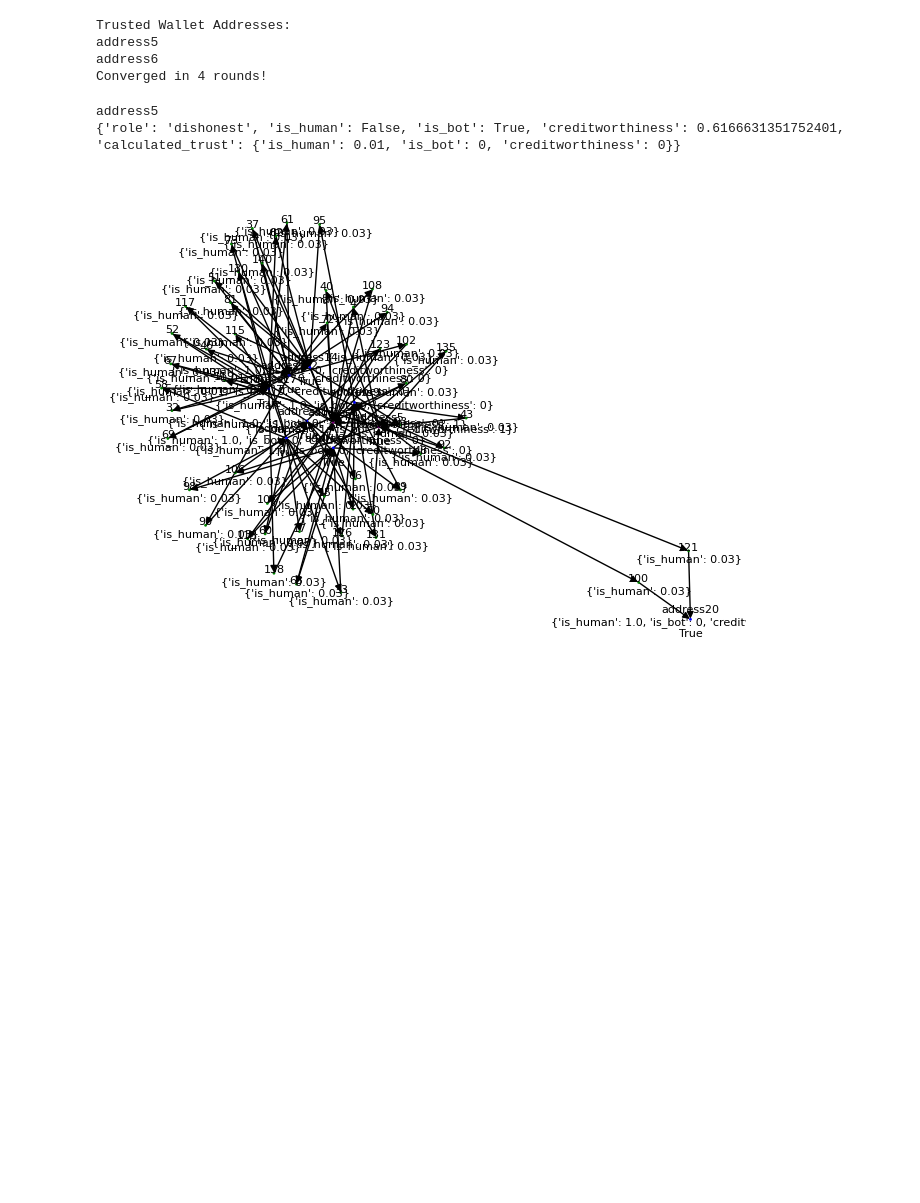
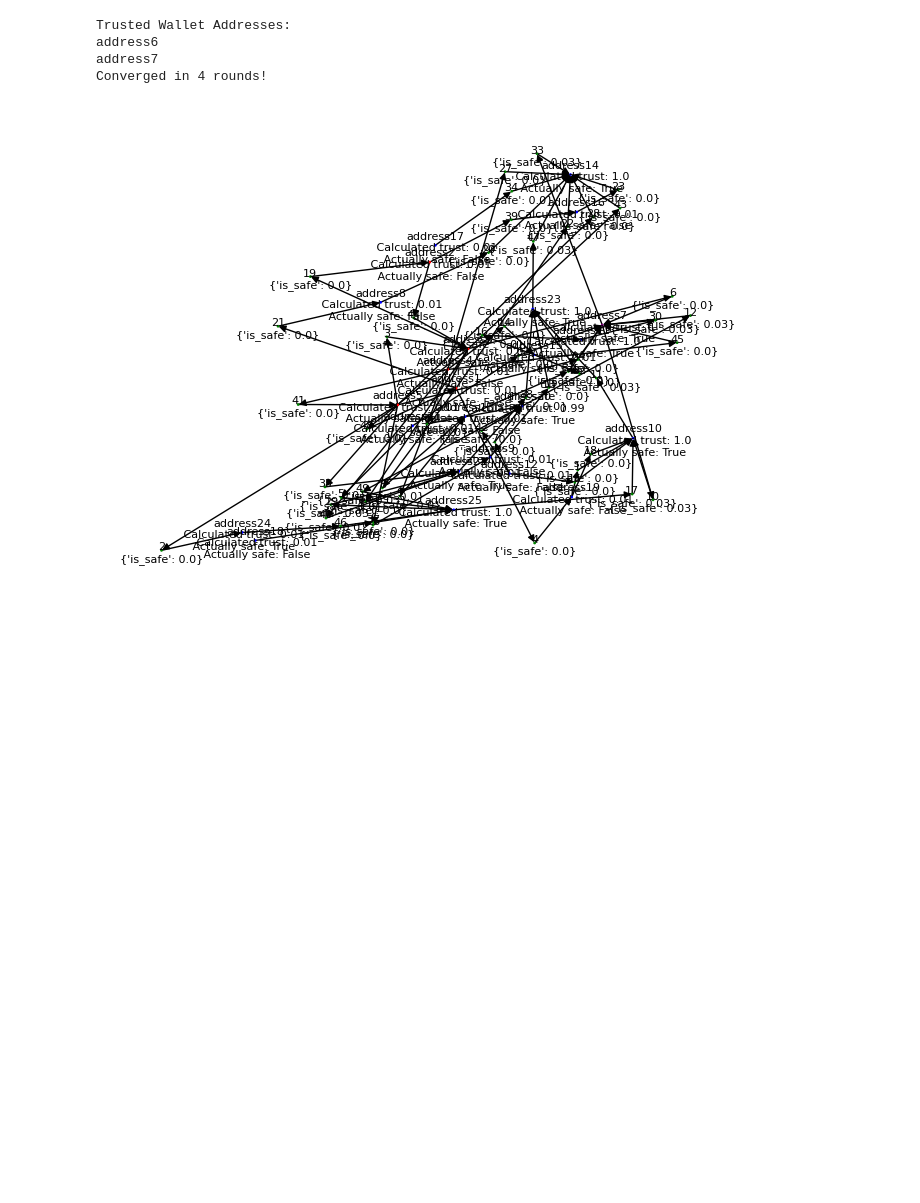
Before and after one commit to HarshilDave1/identityhackathon2023, a Jupyter notebook: testing_notebook.ipynb, the cells around one changed output. Saved outputs shown, nothing was run; the diff lists cells and outputs as text; code cells hidden in the pictures; blank space fills up the shorter version.

Commit message:
change is is_safe

```diff
--- a/testing_notebook.ipynb
+++ b/testing_notebook.ipynb
@@ -2,7 +2,7 @@
 from calc_trust import *
 from generate_attestations import *
 
-num_wallets = 20
+num_wallets = 25
 wallet_addresses = generate_wallet_addresses(num_wallets)
 print_trusted_wallet_addresses(wallet_addresses)
 
@@ -13,50 +13,51 @@ updated_attestations, wallet_addresses = calculate_trust(attestations,wallet_add
 #     print(attestation.Tc)
 # %% [output]
 Trusted Wallet Addresses:
-address5
 address6
+address7
 Converged in 4 rounds!
-# %%
-# Thoughts: If the attestation is_human is False, is Tc high because the attestation is 'True'?
-print(attestations[49].recipient)
-print(wallet_addresses['address2'])
-# %% [output]
-address5
-{'role': 'dishonest', 'is_human': False, 'is_bot': True, 'creditworthiness': 0.6166631351752401, 'calculated_trust': {'is_human': 0.01, 'is_bot': 0, 'creditworthiness': 0}}
 # %%
 import networkx as nx
 import matplotlib.pyplot as plt
 from pyvis.network import Network
 
-def create_network_graph(wallet_addresses, attestations, selected_claim):
+def create_network_graph(wallet_addresses, attestations, selected_claim, top_n=50):
     G = nx.DiGraph()  # Directed graph, as attestations are directed from attester to recipient
 
     # Filter attestations based on the selected claim
     filtered_attestations = [attestation for attestation in attestations if selected_claim in attestation.data.keys()]
 
+    # Sort attestations based on trust scores and select the top n
+    #sorted_attestations = sorted(filtered_attestations, key=lambda x: x.Tc.get(selected_claim, 0), reverse=True)
+    #top_attestations = sorted_attestations[:top_n]
+    top_attestations = filtered_attestations[:top_n]
     # Add nodes for wallet addresses
     for address, properties in wallet_addresses.items():
-        color = 'blue' if properties['role'] == 'honest' else 'red'
+        if properties['role'] == 'honest':
+            color = 'blue'
+        elif properties['role'] == 'trusted':
+            color = 'purple'
+        else:
+            color = 'red'
 
         # Find associated attestations for this address and selected claim
-        associated_attestations = [attestation for attestation in filtered_attestations if attestation.attester == address or attestation.recipient == address]
+        associated_attestations = [attestation for attestation in top_attestations if attestation.attester == address or attestation.recipient == address]
 
         if not associated_attestations:  # Skip if no associated attestations for this address and claim
             continue
 
         # Assuming each address has at least one associated attestation
         associated_attestation = associated_attestations[0]
-        G.add_node(address, color=color, role=properties['role'], label=f"{address}\n{associated_attestation.Ti_attester if associated_attestation.attester == address else associated_attestation.Ti_recipient}")
-
+        #G.add_node(address, color=color, role=properties['role'], label=f"{address}\n{associated_attestation.Ti_attester if associated_attestation.attester == address else associated_attestation.Ti_recipient}\n{properties['is_human']}")
+        G.add_node(address, color=color, role=properties['role'], label=f"{address}\n Calculated trust: {properties['calculated_trust']['is_safe']}\n Actually safe: {properties['is_safe']}")
     # Add nodes for attestations and edges from attester to attestation and from attestation to recipient
-    for attestation in filtered_attestations:
-        G.add_node(attestation.uid, color='green', role='attestation' ,label=f"{attestation.uid}\n{attestation.Tc}", value = 1)
-        G.add_edge(attestation.attester, attestation.uid, role='attester_to_attestation')
+    for attestation in top_attestations:
+        G.add_node(attestation.uid, color='green', role='attestation', label=f"{attestation.uid}\n{attestation.Tc}", size=10)  # Reduced size for attestation nodes
+        G.add_edge(attestation.attester, attestation.uid, role='attester_to_attestation', alpha=0.5)  # Added transparency
         if attestation.recipient:  # If there is a recipient, add edge from attestation to recipient
-            G.add_edge(attestation.uid, attestation.recipient, role='attestation_to_recipient')
+            G.add_edge(attestation.uid, attestation.recipient, role='attestation_to_recipient', alpha=0.5)  # Added transparency
 
     return G
-
 
 def draw_network_graph(G):
     pos = nx.spring_layout(G)
@@ -121,20 +84,9 @@ def create_network_graph(wallet_addresses, attestations, selected_claim, top_n=5
 # %%
 
 # Assuming wallet_addresses and attestations are already defined
-selected_claim = "is_human"  # Or any other claim you want to visualize
+selected_claim = "is_safe"  # Or any other claim you want to visualize
 G = create_network_graph(wallet_addresses, attestations, selected_claim)
 draw_network_graph(G)
-save_network_graph(G, "is_human_graph.html")
-
-selected_claim = "is_bot"  # Or any other claim you want to visualize
-G = create_network_graph(wallet_addresses, attestations, selected_claim)
-draw_network_graph(G)
-save_network_graph(G, "is_bot_graph.html")
-
-selected_claim = "creditworthiness"  # Or any other claim you want to visualize
-G = create_network_graph(wallet_addresses, attestations, selected_claim)
-draw_network_graph(G)
-save_network_graph(G, "creditworthiness_graph.html")
+save_network_graph(G, "is_safe_graph.html")
 # %% [output]
-[figure, old version]
+[figure, new version]
-[figure, removed]
```
Also changed, not shown: parts of 2 cells of this notebook, 5 other files.
